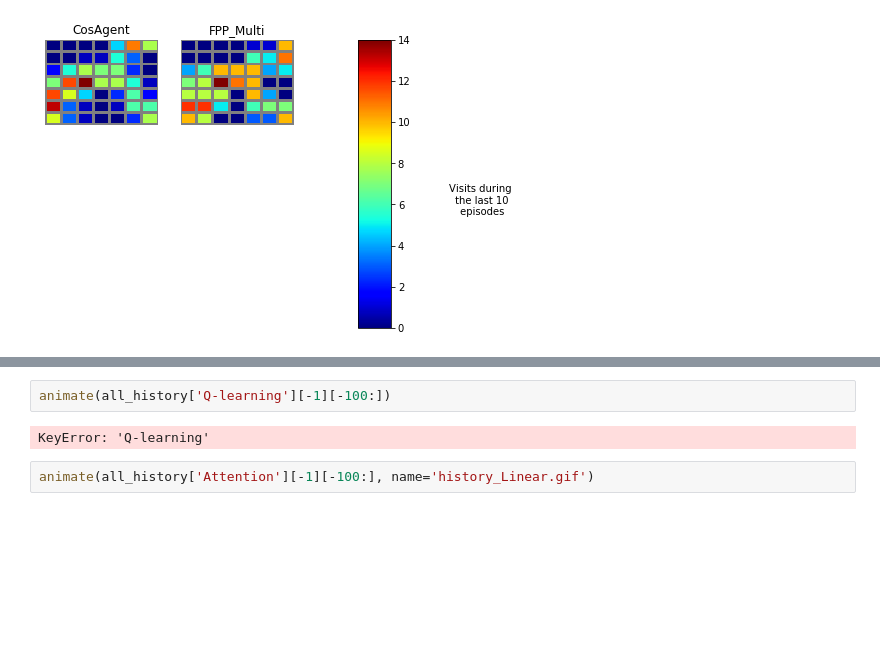
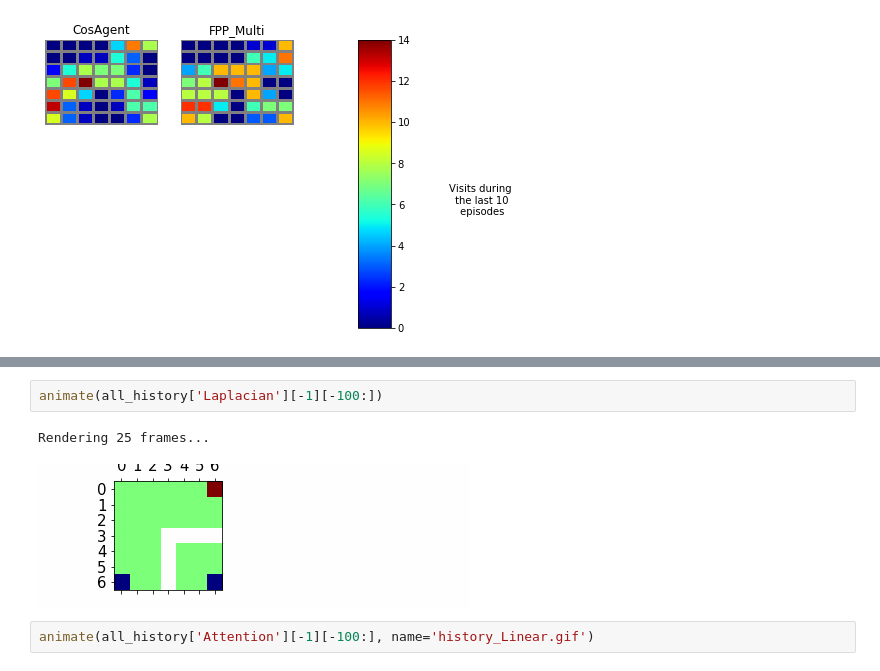
Before and after one commit to movefast/rnn, a Jupyter notebook: gridworld-attention.ipynb, the cells around one changed output, grey strips where cells are left out. Drawn from its saved outputs; the diff is of its cells as text; blank space fills up the shorter version.

```diff
--- a/gridworld-attention.ipynb
+++ b/gridworld-attention.ipynb
@@ -490,7 +511,8 @@ Rendering 25 frames...
 # %%
-animate(all_history['Q-learning'][-1][-100:])
+animate(all_history['Laplacian'][-1][-100:])
 # %% [output]
-KeyError: 'Q-learning'
+Rendering 25 frames...
+[figure, added]
 # %%
 animate(all_history['Attention'][-1][-100:], name='history_Linear.gif')
 # %% [output]
```
Also changed, not shown: parts of 13 cells of this notebook, 41 other files.
